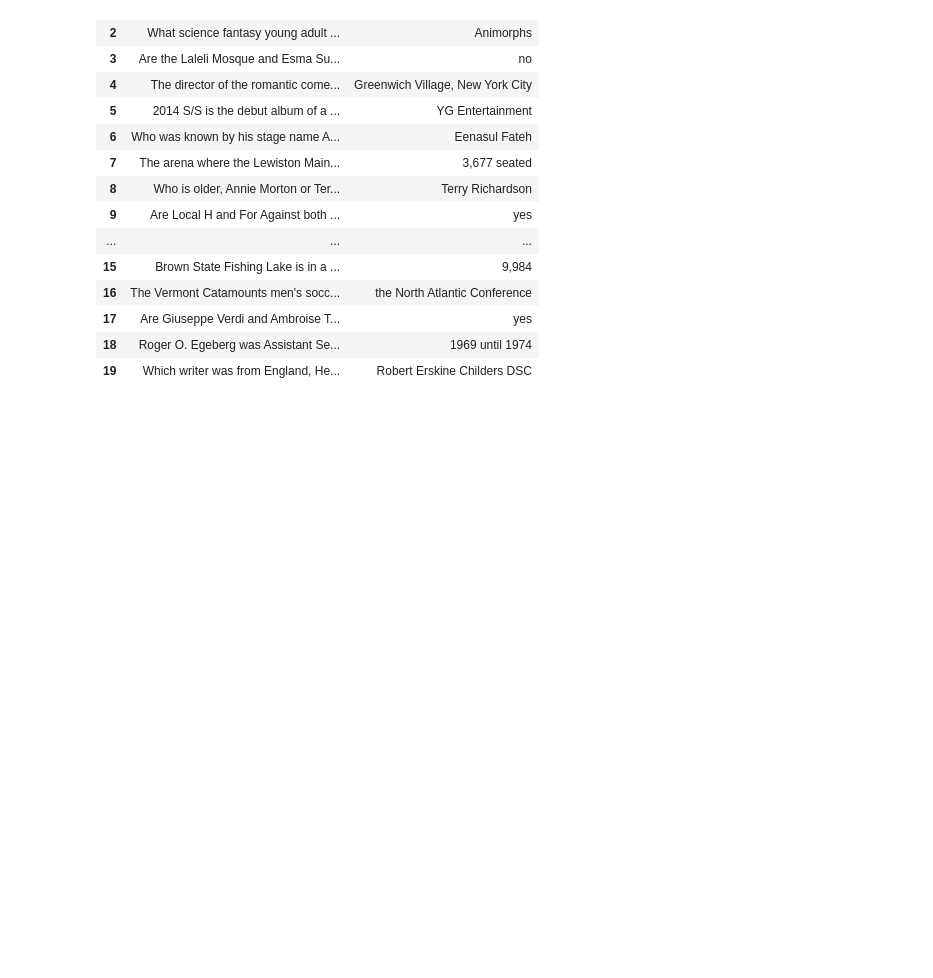
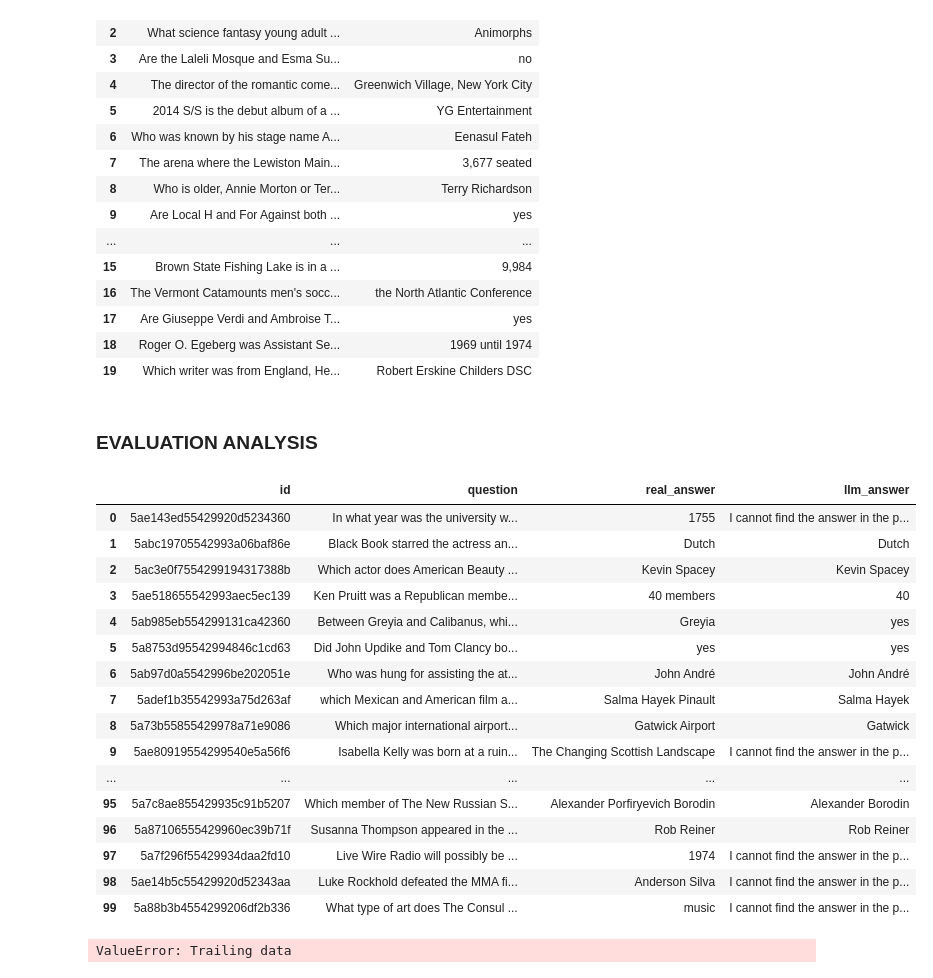
Before and after one commit to bercaakbayir/unimi-dse-nlp-assignment, a Jupyter notebook: hotpotqa_analysis.ipynb, the cells around one changed output. Cells and saved outputs as stored; diff of their text form; code cells hidden in the pictures; blank space fills up the shorter version.

Commit message:
performed analysis for evaluation

```diff
--- a/hotpotqa_analysis.ipynb
+++ b/hotpotqa_analysis.ipynb
@@ -12,3 +11,8 @@ pd.set_option('display.max_colwidth', None)
+# %%
+pd.set_option('display.max_rows', None)
+pd.set_option('display.max_columns', None)
+pd.set_option('display.width', None)
+pd.set_option('display.max_colwidth', None)
 # %%
 
 
@@ -306,3 +310,31 @@ val_df[['question', 'answer']].head(20)
 | 17 | Are Giuseppe Verdi and Ambroise T... | yes |
 | 18 | Roger O. Egeberg was Assistant Se... | 1969 until 1974 |
 | 19 | Which writer was from England, He... | Robert Erskine Childers DSC |
+# %% [markdown]
+### EVALUATION ANALYSIS
+# %%
+eval_df = pd.read_csv('./results/eval_20260515_160704.csv')
+# %%
+eval_df
+# %% [output]
+|  | id | question | real_answer | llm_answer |
+| 0 | 5ae143ed55429920d5234360 | In what year was the university w... | 1755 | I cannot find the answer in the p... |
+| 1 | 5abc19705542993a06baf86e | Black Book starred the actress an... | Dutch | Dutch |
+| 2 | 5ac3e0f7554299194317388b | Which actor does American Beauty ... | Kevin Spacey | Kevin Spacey |
+| 3 | 5ae518655542993aec5ec139 | Ken Pruitt was a Republican membe... | 40 members | 40 |
+| 4 | 5ab985eb554299131ca42360 | Between Greyia and Calibanus, whi... | Greyia | yes |
+| 5 | 5a8753d95542994846c1cd63 | Did John Updike and Tom Clancy bo... | yes | yes |
+| 6 | 5ab97d0a5542996be202051e | Who was hung for assisting the at... | John André | John André |
+| 7 | 5adef1b35542993a75d263af | which Mexican and American film a... | Salma Hayek Pinault | Salma Hayek |
+| 8 | 5a73b55855429978a71e9086 | Which major international airport... | Gatwick Airport | Gatwick |
+| 9 | 5ae80919554299540e5a56f6 | Isabella Kelly was born at a ruin... | The Changing Scottish Landscape | I cannot find the answer in the p... |
+| ... | ... | ... | ... | ... |
+| 95 | 5a7c8ae855429935c91b5207 | Which member of The New Russian S... | Alexander Porfiryevich Borodin | Alexander Borodin |
+| 96 | 5a87106555429960ec39b71f | Susanna Thompson appeared in the ... | Rob Reiner | Rob Reiner |
+| 97 | 5a7f296f55429934daa2fd10 | Live Wire Radio will possibly be ... | 1974 | I cannot find the answer in the p... |
+| 98 | 5ae14b5c55429920d52343aa | Luke Rockhold defeated the MMA fi... | Anderson Silva | I cannot find the answer in the p... |
+| 99 | 5a88b3b4554299206df2b336 | What type of art does The Consul ... | music | I cannot find the answer in the p... |
+# %%
+eval_metrics = pd.read_json('./results/smoke.json')
+# %% [output]
+ValueError: Trailing data
```
Also changed, not shown: parts of 1 cell of this notebook.
